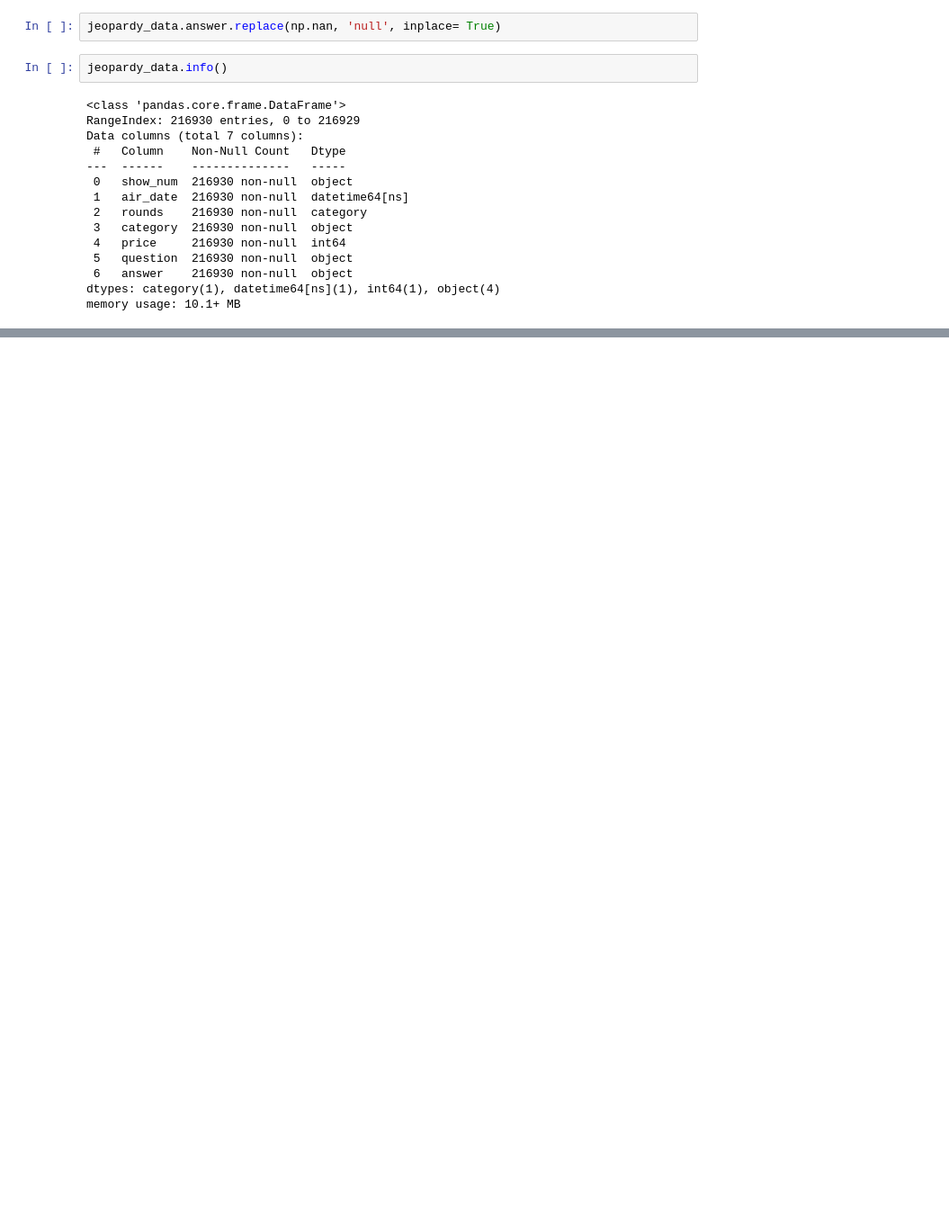
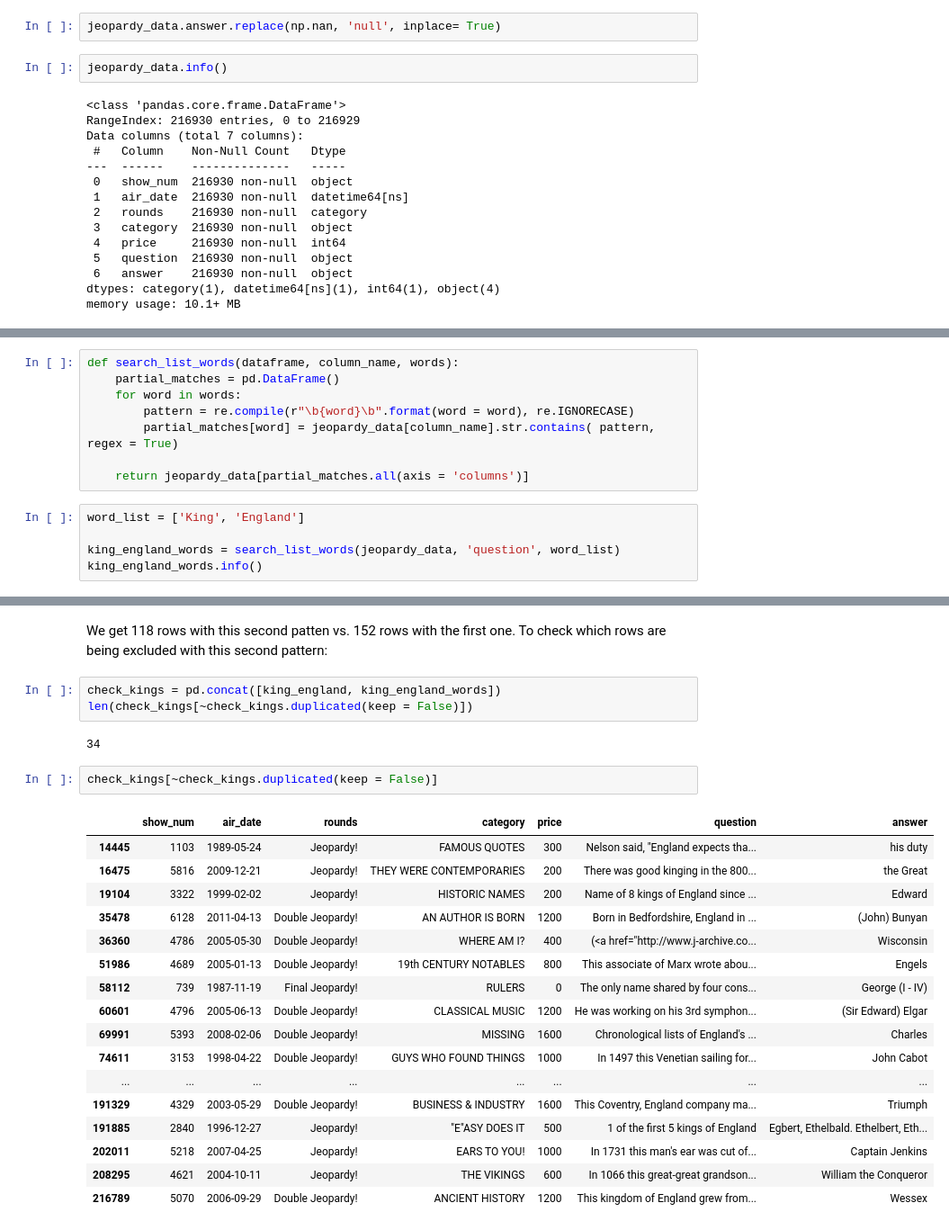
Before and after one commit to doriona/codecademy_data_manipulation_pandas, a Jupyter notebook: Data_Manipulation_Pandas_Jeopardy_Project.ipynb, the cells around one changed output, grey strips where cells are left out. Shown: that part at 90% size. Cells and saved outputs as stored; diff of their text form; blank space fills up the shorter version.

```diff
--- a/Data_Manipulation_Pandas_Jeopardy_Project.ipynb
+++ b/Data_Manipulation_Pandas_Jeopardy_Project.ipynb
@@ -236,0 +312,13 @@ memory usage: 10.1+ MB
+# %%
+def search_list_words(dataframe, column_name, words):
+    partial_matches = pd.DataFrame()
+    for word in words:
+        pattern = re.compile(r"\b{word}\b".format(word = word), re.IGNORECASE)
+        partial_matches[word] = jeopardy_data[column_name].str.contains( pattern, regex = True)
+
+    return jeopardy_data[partial_matches.all(axis = 'columns')]
+# %%
+word_list = ['King', 'England']
+
+king_england_words = search_list_words(jeopardy_data, 'question', word_list)
+king_england_words.info()
@@ -236,0 +340,27 @@ memory usage: 10.1+ MB
+# %% [markdown]
+We get 118 rows with this second patten vs. 152 rows with the first one. To check which rows are being excluded with this second pattern:
+# %%
+check_kings = pd.concat([king_england, king_england_words])
+len(check_kings[~check_kings.duplicated(keep = False)])
+# %% [output]
+34
+# %%
+check_kings[~check_kings.duplicated(keep = False)]
+# %% [output]
+|  | show_num | air_date | rounds | category | price | question | answer |
+| 14445 | 1103 | 1989-05-24 | Jeopardy! | FAMOUS QUOTES | 300 | Nelson said, "England expects tha... | his duty |
+| 16475 | 5816 | 2009-12-21 | Jeopardy! | THEY WERE CONTEMPORARIES | 200 | There was good kinging in the 800... | the Great |
+| 19104 | 3322 | 1999-02-02 | Jeopardy! | HISTORIC NAMES | 200 | Name of 8 kings of England since ... | Edward |
+| 35478 | 6128 | 2011-04-13 | Double Jeopardy! | AN AUTHOR IS BORN | 1200 | Born in Bedfordshire, England in ... | (John) Bunyan |
+| 36360 | 4786 | 2005-05-30 | Double Jeopardy! | WHERE AM I? | 400 | (<a href="http://www.j-archive.co... | Wisconsin |
+| 51986 | 4689 | 2005-01-13 | Double Jeopardy! | 19th CENTURY NOTABLES | 800 | This associate of Marx wrote abou... | Engels |
+| 58112 | 739 | 1987-11-19 | Final Jeopardy! | RULERS | 0 | The only name shared by four cons... | George (I - IV) |
+| 60601 | 4796 | 2005-06-13 | Double Jeopardy! | CLASSICAL MUSIC | 1200 | He was working on his 3rd symphon... | (Sir Edward) Elgar |
+| 69991 | 5393 | 2008-02-06 | Double Jeopardy! | MISSING | 1600 | Chronological lists of England's ... | Charles |
+| 74611 | 3153 | 1998-04-22 | Double Jeopardy! | GUYS WHO FOUND THINGS | 1000 | In 1497 this Venetian sailing for... | John Cabot |
+| ... | ... | ... | ... | ... | ... | ... | ... |
+| 191329 | 4329 | 2003-05-29 | Double Jeopardy! | BUSINESS & INDUSTRY | 1600 | This Coventry, England company ma... | Triumph |
+| 191885 | 2840 | 1996-12-27 | Jeopardy! | "E"ASY DOES IT | 500 | 1 of the first 5 kings of England | Egbert, Ethelbald. Ethelbert, Eth... |
+| 202011 | 5218 | 2007-04-25 | Jeopardy! | EARS TO YOU! | 1000 | In 1731 this man's ear was cut of... | Captain Jenkins |
+| 208295 | 4621 | 2004-10-11 | Jeopardy! | THE VIKINGS | 600 | In 1066 this great-great grandson... | William the Conqueror |
+| 216789 | 5070 | 2006-09-29 | Double Jeopardy! | ANCIENT HISTORY | 1200 | This kingdom of England grew from... | Wessex |
```
Also changed, not shown: parts of 19 cells of this notebook.
